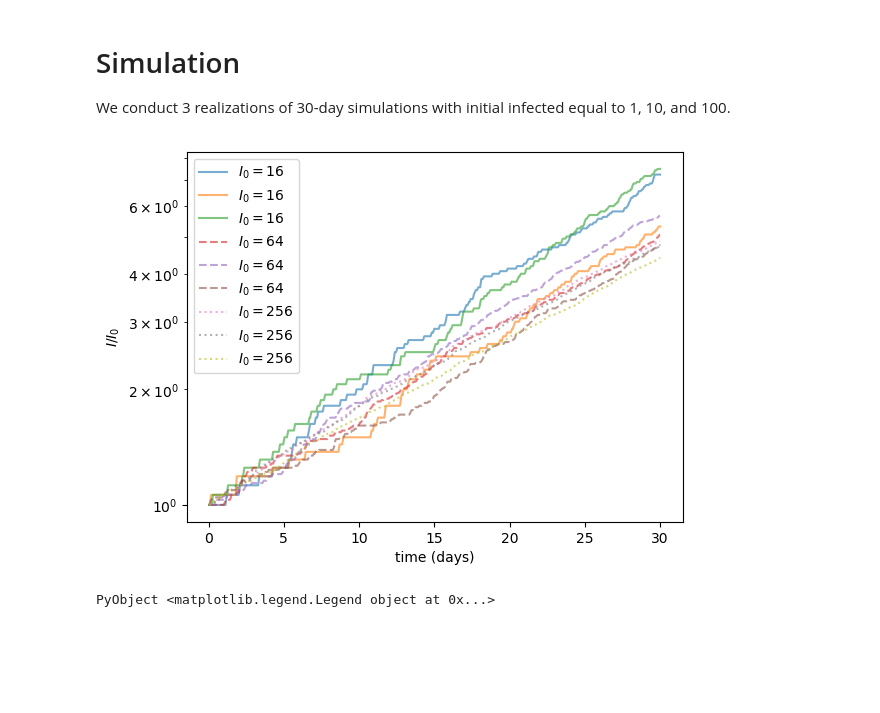
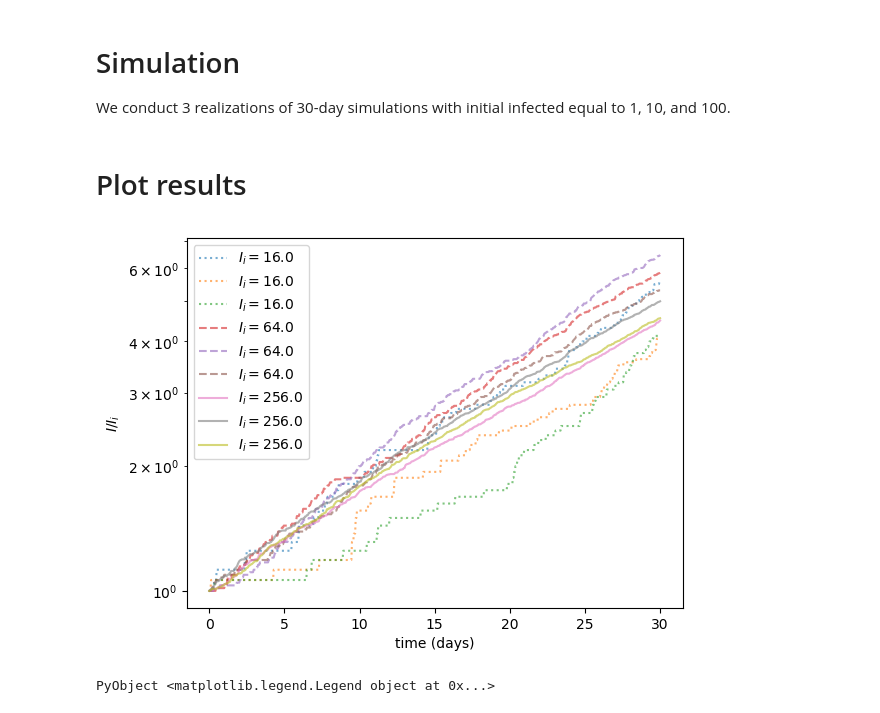
Before and after one commit to COVID-Weather/covid-julia, a Jupyter notebook: individual_based_sir.ipynb, the cells around one changed output. Cells and saved outputs as stored; diff of their text form; code cells hidden in the pictures; blank space fills up the shorter version.

Commit message:
Simple updates of SIR model

```diff
--- a/individual_based_sir.ipynb
+++ b/individual_based_sir.ipynb
@@ -155,39 +155,57 @@ We conduct 3 realizations of 30-day simulations with initial infected equal to 1
 function sir_simulation(; steps=30*24, kwargs...)
 
     model = SIRModel(; kwargs...)
-    infected = zeros(steps)
-    time = zeros(steps)
+    infected = zeros(steps+1)
+    time = zeros(steps+1)
+
+    infected[1] = model.infected
+    time[1] = 0
 
     for i = 1:steps
         step_data = step!(model, agent_step!, model_step!, 1, agent_properties)
-        infected[i] = count_infected(step_data)
-        time[i] = i * model.time_step
+        infected[i+1] = model.infected
+        time[i+1] = i * model.time_step
     end
 
-    return time, infected
+    return (humans=model.humans, time=time, infected=infected)
 end
 
 linestyles = ("-", "--", ":")
 
+results = []
+
 for (j, initial_infected) in enumerate((16, 64, 256))
     for i = 1:3
-        time, infected_timeseries = sir_simulation(        humans = 4096,             # number of people
-                                                         infected = initial_infected, # initial number of infected
-                                                     contact_rate = 6,                # per day
-                                                   infection_rate = 0.01,             # probability of infection during contact
-                                                        time_step = 1/24,             # time-step
-                                                            steps = 30 * 24
-                                                   )
-
-        semilogy(time, infected_timeseries / infected_timeseries[1], linestyles[j],
-                 alpha=0.6,
-                 label="\$ I_0 = $initial_infected \$")
-        xlabel("time (days)")
-        ylabel(L"I / I_0")
+        result = sir_simulation(        humans = 4096,             # number of people
+                                      infected = initial_infected, # initial number of infected
+                                  contact_rate = 6,                # per day
+                                infection_rate = 0.01,             # probability of infection during contact
+                                     time_step = 1/24,             # time-step
+                                         steps = 30 * 24
+                                )
+        push!(results, result)
     end
 end
-
-legend()
-# %% [output]
-[figure, removed]
-PyObject <matplotlib.legend.Legend object at 0x...>
+# %% [markdown]
+# Plot results
+# %%
+# Unpack results
+
+for result in results
+    time = result.time
+    infected = result.infected
+
+    linestyle = infected[1] == 16 ? ":" :
+                infected[1] == 64 ? "--" : "-"
+
+    semilogy(time, infected / infected[1], linestyle,
+             alpha=0.6, label="\$ I_i = $(infected[1]) \$")
+
+    xlabel("time (days)")
+    ylabel(L"I / I_i")
+end
+
+legend()
+# %% [output]
+[figure, added]
+PyObject <matplotlib.legend.Legend object at 0x...>
```
